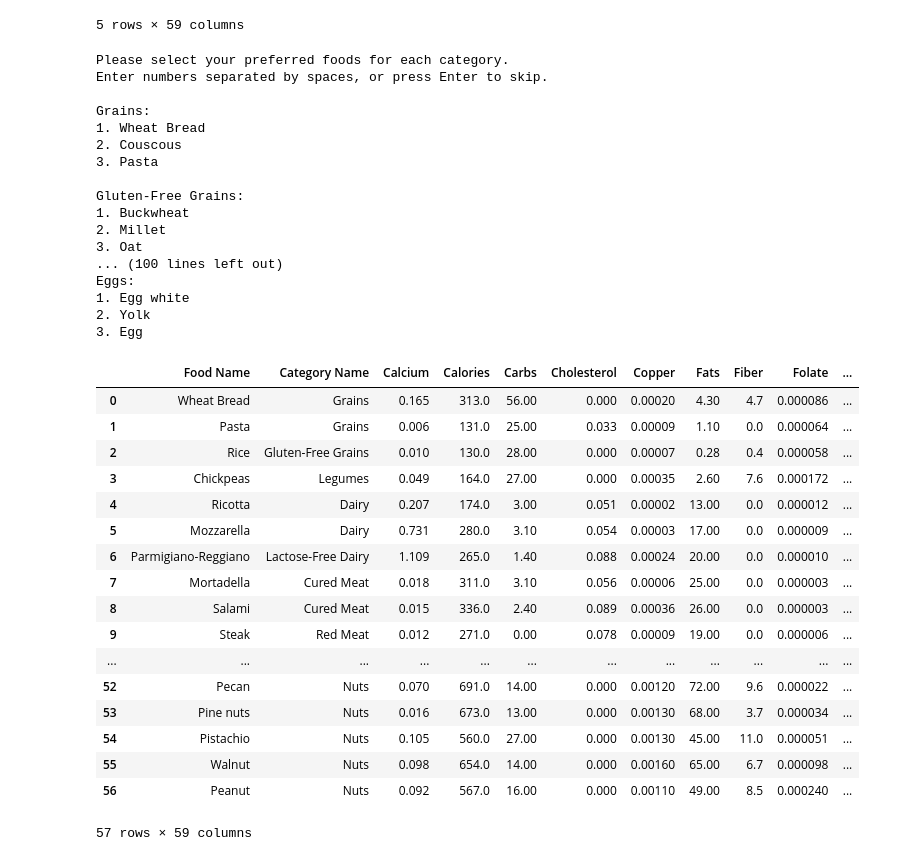
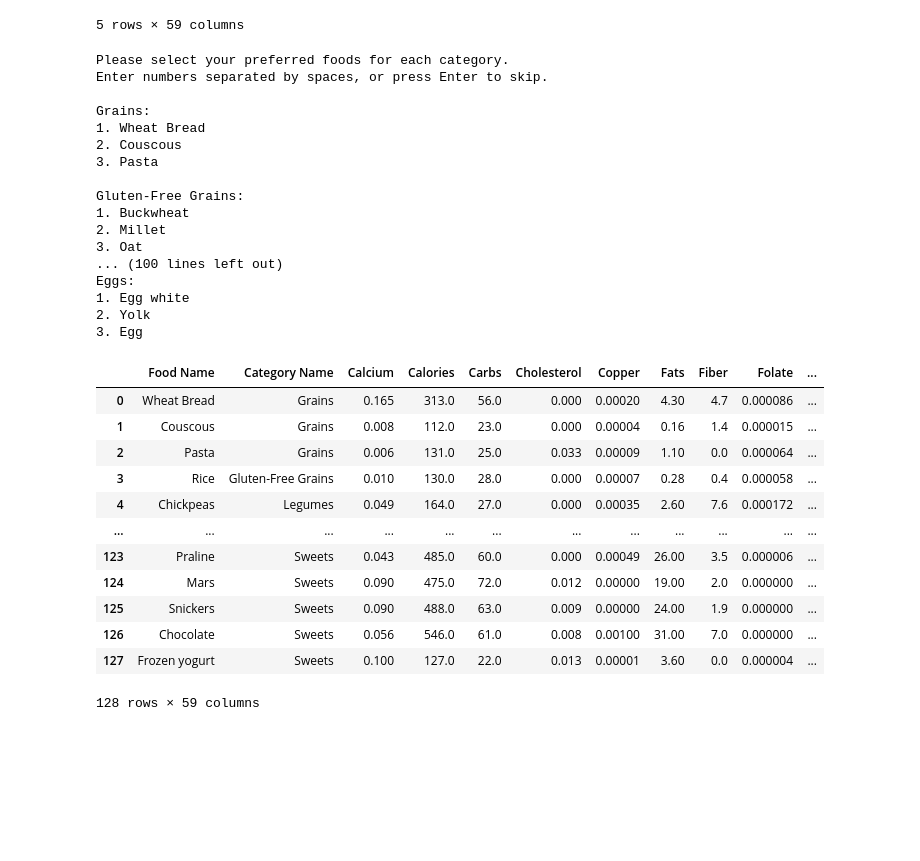
Before and after one commit to molinari135/food-recommender-system, a Jupyter notebook: notebooks/meal-generator.ipynb, the cells around one changed output. Cells and saved outputs as stored; diff of their text form; code cells hidden in the pictures; blank space fills up the shorter version.

```diff
--- a/notebooks/meal-generator.ipynb
+++ b/notebooks/meal-generator.ipynb
@@ -288,52 +288,47 @@ def get_user_preferences(df: pd.DataFrame, user_input: dict, filtered_df: pd.Dat
         return filtered_df
 
     # add the following categories without asking for preferences Sweets Breakfast, Baked Products Breakfast, Beverages, Lactose-Free Dairy Breakfast, Dairy Breakfast
-    breakfast_categories = ["Sweets Breakfast", "Baked Products Breakfast", "Beverages", "Lactose-Free Dairy Breakfast", "Dairy Breakfast", "Nuts Breakfast", "Nuts"]
+    breakfast_categories = ["Sweets Breakfast", "Baked Products Breakfast", "Beverages", "Lactose-Free Dairy Breakfast", "Dairy Breakfast", "Nuts Breakfast", "Nuts", "Fast Foods", "Sweets"]
     breakfast_preferences = pd.concat([filtered_df[filtered_df["Category Name"] == category] for category in breakfast_categories])
 
     # Add breakfast preferences to combined_preferences
     combined_preferences = pd.concat([combined_preferences, breakfast_preferences])
 
     return combined_preferences.reset_index(drop=True)
 
 user_preferences = get_user_preferences(df, user_input, filtered_df)
 user_preferences
 # %% [output]
 Please select your preferred foods for each category.
 Enter numbers separated by spaces, or press Enter to skip.
 
 Grains:
 1. Wheat Bread
 2. Couscous
 3. Pasta
 
 Gluten-Free Grains:
 1. Buckwheat
 2. Millet
 3. Oat
 ... (100 lines left out)
 Eggs:
 1. Egg white
 2. Yolk
 3. Egg
 |  | Food Name | Category Name | Calcium | Calories | Carbs | Cholesterol | Copper | Fats | Fiber | Folate | ... |
-| 0 | Wheat Bread | Grains | 0.165 | 313.0 | 56.00 | 0.000 | 0.00020 | 4.30 | 4.7 | 0.000086 | ... |
-| 1 | Pasta | Grains | 0.006 | 131.0 | 25.00 | 0.033 | 0.00009 | 1.10 | 0.0 | 0.000064 | ... |
-| 2 | Rice | Gluten-Free Grains | 0.010 | 130.0 | 28.00 | 0.000 | 0.00007 | 0.28 | 0.4 | 0.000058 | ... |
-| 3 | Chickpeas | Legumes | 0.049 | 164.0 | 27.00 | 0.000 | 0.00035 | 2.60 | 7.6 | 0.000172 | ... |
-| 4 | Ricotta | Dairy | 0.207 | 174.0 | 3.00 | 0.051 | 0.00002 | 13.00 | 0.0 | 0.000012 | ... |
-| 5 | Mozzarella | Dairy | 0.731 | 280.0 | 3.10 | 0.054 | 0.00003 | 17.00 | 0.0 | 0.000009 | ... |
-| 6 | Parmigiano-Reggiano | Lactose-Free Dairy | 1.109 | 265.0 | 1.40 | 0.088 | 0.00024 | 20.00 | 0.0 | 0.000010 | ... |
-| 7 | Mortadella | Cured Meat | 0.018 | 311.0 | 3.10 | 0.056 | 0.00006 | 25.00 | 0.0 | 0.000003 | ... |
-| 8 | Salami | Cured Meat | 0.015 | 336.0 | 2.40 | 0.089 | 0.00036 | 26.00 | 0.0 | 0.000003 | ... |
-| 9 | Steak | Red Meat | 0.012 | 271.0 | 0.00 | 0.078 | 0.00009 | 19.00 | 0.0 | 0.000006 | ... |
+| 0 | Wheat Bread | Grains | 0.165 | 313.0 | 56.0 | 0.000 | 0.00020 | 4.30 | 4.7 | 0.000086 | ... |
+| 1 | Couscous | Grains | 0.008 | 112.0 | 23.0 | 0.000 | 0.00004 | 0.16 | 1.4 | 0.000015 | ... |
+| 2 | Pasta | Grains | 0.006 | 131.0 | 25.0 | 0.033 | 0.00009 | 1.10 | 0.0 | 0.000064 | ... |
+| 3 | Rice | Gluten-Free Grains | 0.010 | 130.0 | 28.0 | 0.000 | 0.00007 | 0.28 | 0.4 | 0.000058 | ... |
+| 4 | Chickpeas | Legumes | 0.049 | 164.0 | 27.0 | 0.000 | 0.00035 | 2.60 | 7.6 | 0.000172 | ... |
 | ... | ... | ... | ... | ... | ... | ... | ... | ... | ... | ... | ... |
-| 52 | Pecan | Nuts | 0.070 | 691.0 | 14.00 | 0.000 | 0.00120 | 72.00 | 9.6 | 0.000022 | ... |
-| 53 | Pine nuts | Nuts | 0.016 | 673.0 | 13.00 | 0.000 | 0.00130 | 68.00 | 3.7 | 0.000034 | ... |
-| 54 | Pistachio | Nuts | 0.105 | 560.0 | 27.00 | 0.000 | 0.00130 | 45.00 | 11.0 | 0.000051 | ... |
-| 55 | Walnut | Nuts | 0.098 | 654.0 | 14.00 | 0.000 | 0.00160 | 65.00 | 6.7 | 0.000098 | ... |
-| 56 | Peanut | Nuts | 0.092 | 567.0 | 16.00 | 0.000 | 0.00110 | 49.00 | 8.5 | 0.000240 | ... |
+| 123 | Praline | Sweets | 0.043 | 485.0 | 60.0 | 0.000 | 0.00049 | 26.00 | 3.5 | 0.000006 | ... |
+| 124 | Mars | Sweets | 0.090 | 475.0 | 72.0 | 0.012 | 0.00000 | 19.00 | 2.0 | 0.000000 | ... |
+| 125 | Snickers | Sweets | 0.090 | 488.0 | 63.0 | 0.009 | 0.00000 | 24.00 | 1.9 | 0.000000 | ... |
+| 126 | Chocolate | Sweets | 0.056 | 546.0 | 61.0 | 0.008 | 0.00100 | 31.00 | 7.0 | 0.000000 | ... |
+| 127 | Frozen yogurt | Sweets | 0.100 | 127.0 | 22.0 | 0.013 | 0.00001 | 3.60 | 0.0 | 0.000004 | ... |
-57 rows × 59 columns
+128 rows × 59 columns
 # %%
 def update_user_preferences_with_seasonal(user_preferences, df, seasonality_data):
     # Get current month
```
Also changed, not shown: parts of 10 cells of this notebook, 1 other file.
